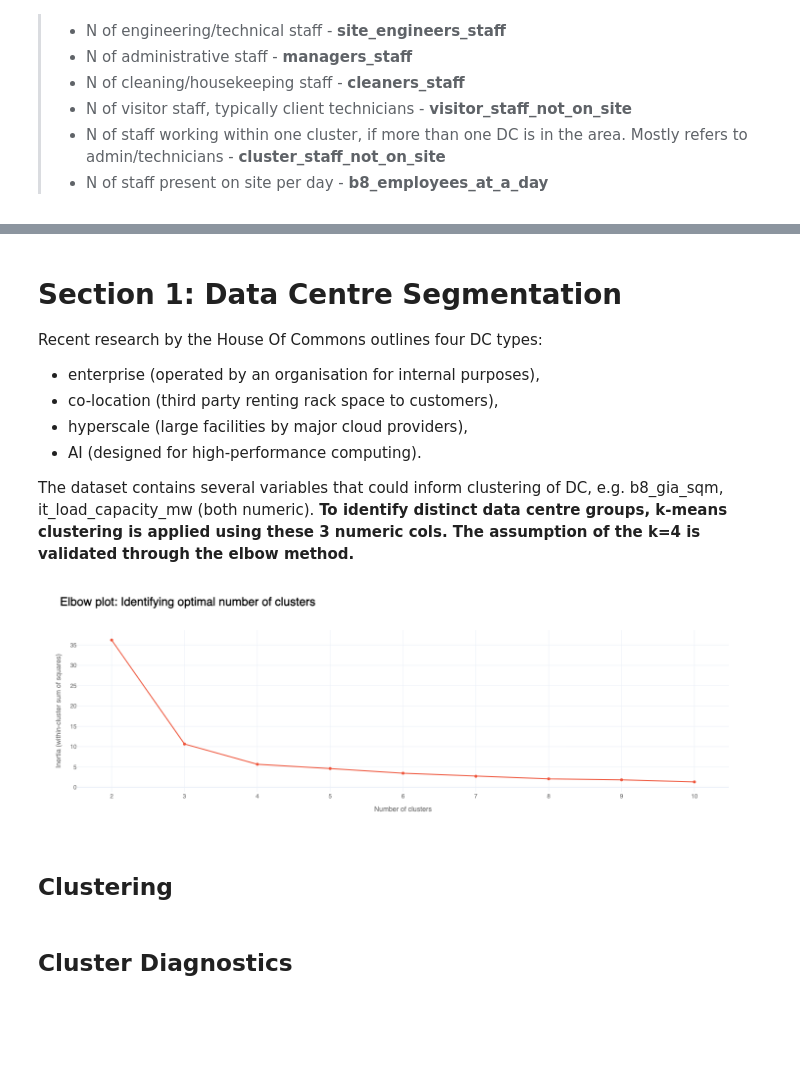
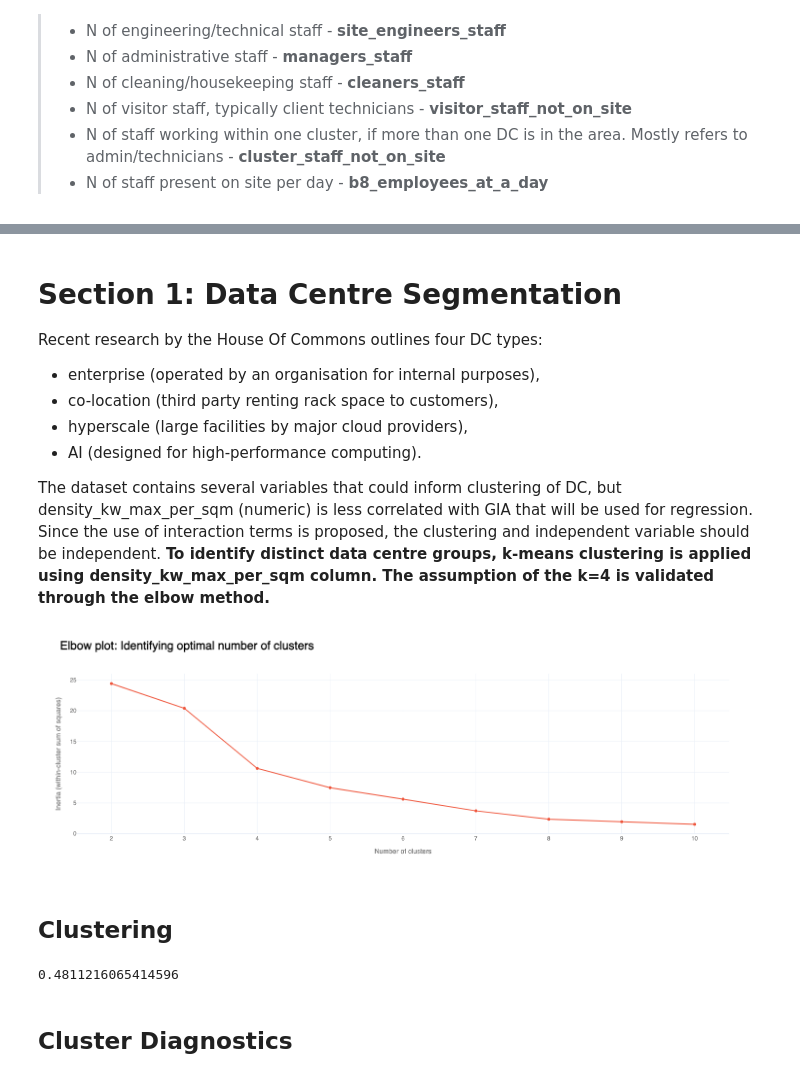
Before and after one commit to a-saveleva/casa0007_project, a Jupyter notebook: CASA0007_project.ipynb, the cells around one changed output, grey strips where cells are left out. Cells and saved outputs as stored; diff of their text form; code cells hidden in the pictures; blank space fills up the shorter version.

```diff
--- a/CASA0007_project.ipynb
+++ b/CASA0007_project.ipynb
@@ -29,9 +40,11 @@ pd.set_option('display.max_columns', None)
 # ____________________________________________________________________________________________________________
 # Loading the previously validated dataset. See more in data_load folder of the repository
 # ____________________________________________________________________________________________________________
-
 data_ldn = pd.read_csv(
     "data_load/final_output.csv", na_values=["NULL", "null", "None", "", "[]", "NaN"])
+data_ldn["geometry"] = gpd.GeoSeries.from_wkt(data_ldn["geometry_point"])
+data_ldn = gpd.GeoDataFrame(data_ldn, geometry="geometry", crs="EPSG:4326")
+
 data_ldn_exstg = data_ldn[data_ldn["completed"] == "Completed"].drop(axis=1, columns=['completed']) #taking only the data centres that were built
 # data_ldn_exstg = data_ldn
 data_ldn_exstg = data_ldn_exstg.sort_values(by="data_centre_since", ascending=True)
@@ -156,58 +551,64 @@ Recent research by the House Of Commons outlines four DC types:
 - hyperscale (large facilities by major cloud providers),
 - AI (designed for high-performance computing).
 
-The dataset contains several variables that could inform clustering of DC, e.g. b8_gia_sqm, it_load_capacity_mw (both numeric). **To identify distinct data centre groups, k-means clustering is applied using these 3 numeric cols. The assumption of the k=4 is validated through the elbow method.**
+The dataset contains several variables that could inform clustering of DC, but density_kw_max_per_sqm (numeric) is less correlated with GIA that will be used for regression. Since the use of interaction terms is proposed, the clustering and independent variable should be independent. **To identify distinct data centre groups, k-means clustering is applied using density_kw_max_per_sqm column. The assumption of the k=4 is validated through the elbow method.**
 <!--
 Apart from operational, security and other differences, they can vary by GIA. Below we perform the segmentation using Jenks natural breaks. This method is appropriate for small, 1-dimentional data (GIA) with potentially unequal number of datapoints in each class, and skewed distributions (see chart below). The method optimizes for total intra-class variance, making the classes as homogeneous as possible. (hhttps://observablehq.com/@visionscarto/natural-breaks). -->
+# %%
+clustering_by = ['it_load_capacity_mw', 'density_kw_max_per_sqm'] #'density_kw_max_per_sqm',
 # %%
-data_sizes_no_na = data_ldn_exstg[["b8_gia_sqm", "it_load_capacity_mw"]]
-data_sizes_no_na = data_sizes_no_na.dropna(subset=["b8_gia_sqm"])
-
+data_sizes_no_na = data_ldn_exstg[clustering_by]
+data_sizes_no_na = data_sizes_no_na.dropna(subset=clustering_by)
+# ___________________________________________________________________________________________________________
+# the imputation was removed to minimise collinearity issues, since majority of variables in the dataset are related to each other
+# ___________________________________________________________________________________________________________
 # Use K-nearest neighbours imputation (k = 5)
 # I am filling MW and KW columns, but not the GIA since it is most filled and most reliable. Also, for most null GIA, the other columns are null as well
-imputer = KNNImputer(n_neighbors=5)
-data_sizes_imputed_array = imputer.fit_transform(data_sizes_no_na)
-data_sizes_no_na = pd.DataFrame(data_sizes_imputed_array,columns=["b8_gia_sqm", "it_load_capacity_mw"],index=data_sizes_no_na.index)
+# imputer = KNNImputer(n_neighbors=5)
+# data_sizes_imputed_array = imputer.fit_transform(data_sizes_no_na)
+# data_sizes_no_na = pd.DataFrame(data_sizes_imputed_array,columns=[
+#     "b8_gia_sqm",
+#     "it_load_capacity_mw"],index=data_sizes_no_na.index)
 
 scaler = StandardScaler()
 scaled_array = scaler.fit_transform(data_sizes_no_na)
-data_sizes_no_na = pd.DataFrame(scaled_array,columns=["b8_gia_sqm", "it_load_capacity_mw"],index=data_sizes_no_na.index)
+data_sizes_no_na = pd.DataFrame(scaled_array,columns=clustering_by,index=data_sizes_no_na.index)
 # ___________________________________________________________________________________________________________
 # elbow plot
-X = data_sizes_no_na[["b8_gia_sqm", "it_load_capacity_mw"]]
+X = data_sizes_no_na[clustering_by]
 inertias = []
 k_values = list(range(2, 11))
 
 for k in k_values:
     kmeans = KMeans(n_clusters=k,random_state=42,n_init="auto")
     kmeans.fit(X)
     inertias.append(kmeans.inertia_)
 
 fig = go.Figure()
 fig.add_trace(go.Scatter(x=k_values,y=inertias,mode="lines+markers",name="Inertia", line=dict(color=px.colors.qualitative.Plotly[1]), marker=dict(color=px.colors.qualitative.Plotly[1])))
 fig.update_layout(
     width=1000,height=500, template="plotly_white",
     title=dict(
         text=(
             f"<span style='font-size:24px; font-weight:bold; color:{notes_colour}; display:block; margin-bottom:2px;'>"
             "Elbow plot: Identifying optimal number of clusters"
             "</span><br>"
         ),
         x=0.03,xanchor="left", y=0.92,yanchor="top",
     ),
     margin=dict(t=90), legend=dict(font=dict(color=labels_colour)),
     xaxis_title="Number of clusters",yaxis_title="Inertia (within-cluster sum of squares)",
 )
 
 fig.update_xaxes(title_font=dict(color=labels_colour),tickfont=dict(color=labels_colour))
 fig.update_yaxes(title_font=dict(color=labels_colour),tickfont=dict(color=labels_colour))
 fig.show()
 # %% [output]
-[figure, old version]
+[figure, new version]
 # %% [markdown]
 ## Clustering
 # %%
-k_means_optimum = KMeans(n_clusters = 3, init = 'k-means++', random_state=42, n_init="auto")
+k_means_optimum = KMeans(n_clusters = 4, init = 'k-means++', random_state=42, n_init="auto")
 y = k_means_optimum.fit_predict(X)
 # print(y)
 
@@ -215,7 +616,9 @@ y = k_means_optimum.fit_predict(X)
 data_ldn_exstg["cluster"] = np.nan
 data_ldn_exstg.loc[data_sizes_no_na.index, "cluster"] = y
 sil_score = silhouette_score(X,y)
-# print(sil_score)
+print(sil_score)
+# %% [output]
+0.4811216065414596
 # %% [markdown]
 ## Cluster Diagnostics
 # %%
```
Also changed, not shown: parts of 69 cells of this notebook, 6 other files.
